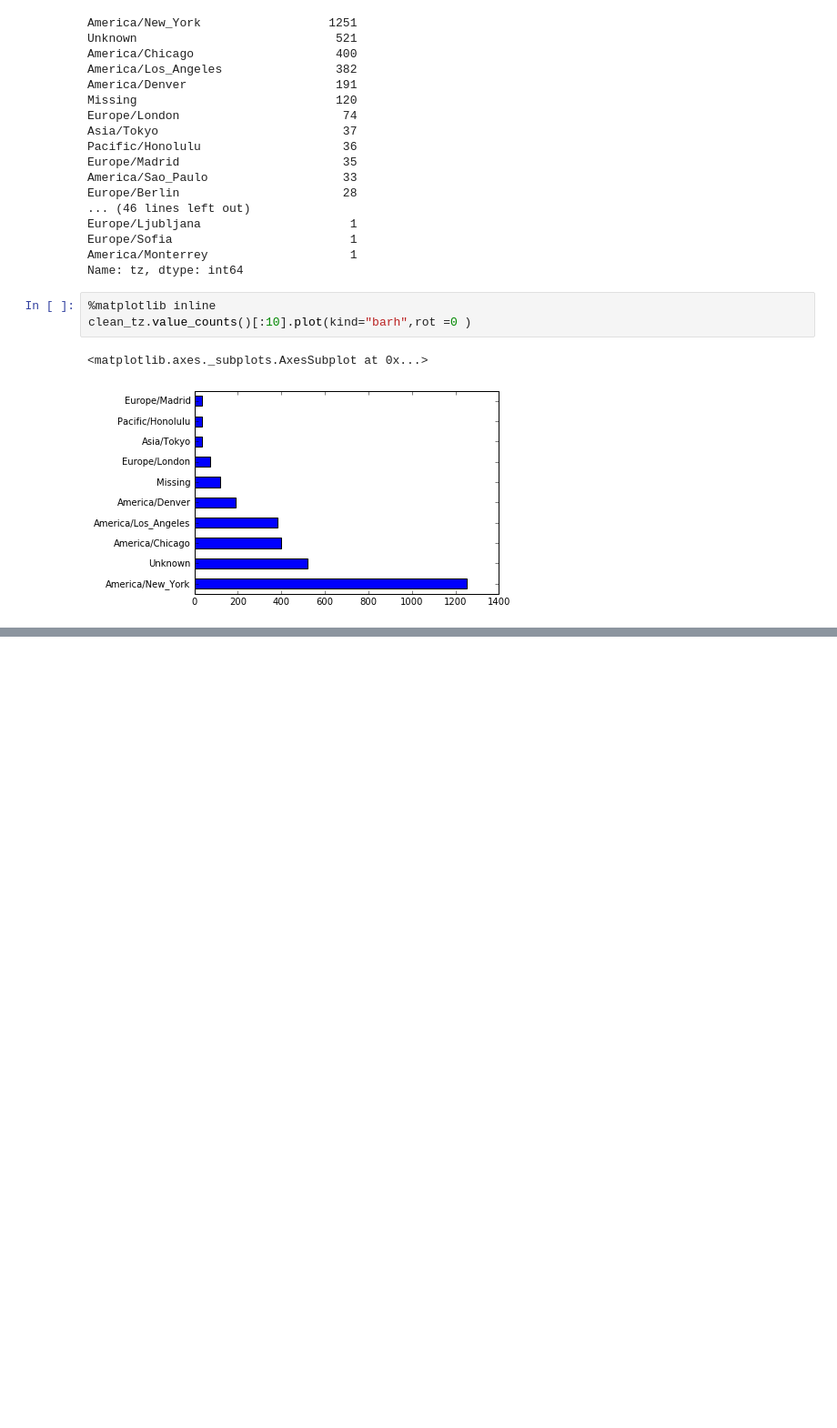
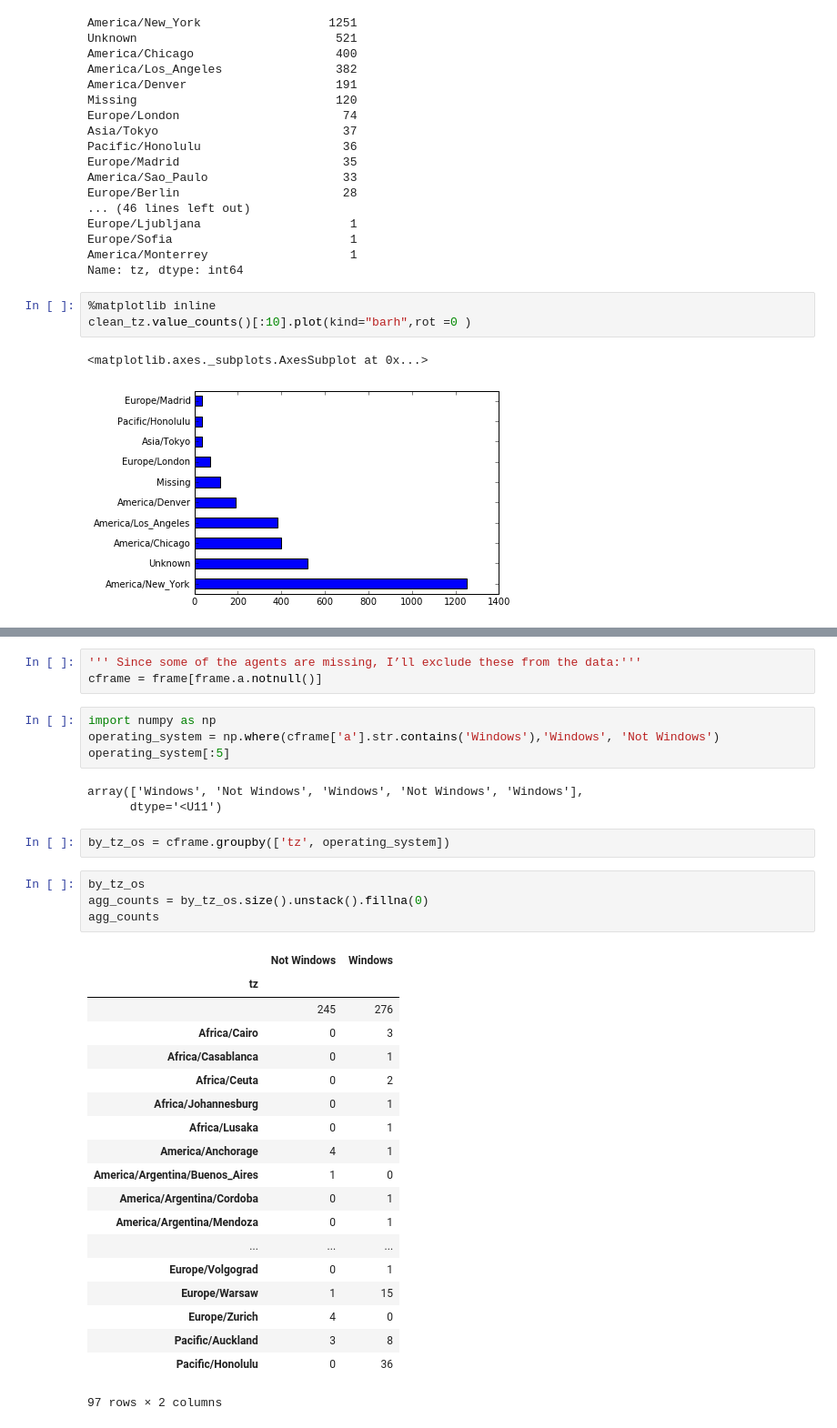
Before and after one commit to pramud/Learning-Data-Science, a Jupyter notebook: python/Python for Data Analysis.ipynb, the cells around one changed output, grey strips where cells are left out. Shown at 91% size. Drawn from its saved outputs; the diff is of its cells as text; blank space fills up the shorter version.

```diff
--- a/python/Python for Data Analysis.ipynb
+++ b/python/Python for Data Analysis.ipynb
@@ -193,0 +234,36 @@ clean_tz.value_counts()[:10].plot(kind="barh",rot =0 )
+# %%
+''' Since some of the agents are missing, I’ll exclude these from the data:'''
+cframe = frame[frame.a.notnull()]
+# %%
+import numpy as np
+operating_system = np.where(cframe['a'].str.contains('Windows'),'Windows', 'Not Windows')
+operating_system[:5]
+# %% [output]
+array(['Windows', 'Not Windows', 'Windows', 'Not Windows', 'Windows'],
+      dtype='<U11')
+# %%
+by_tz_os = cframe.groupby(['tz', operating_system])
+# %%
+by_tz_os
+agg_counts = by_tz_os.size().unstack().fillna(0)
+agg_counts
+# %% [output]
+|  | Not Windows | Windows |
+| tz |  |  |
+|  | 245 | 276 |
+| Africa/Cairo | 0 | 3 |
+| Africa/Casablanca | 0 | 1 |
+| Africa/Ceuta | 0 | 2 |
+| Africa/Johannesburg | 0 | 1 |
+| Africa/Lusaka | 0 | 1 |
+| America/Anchorage | 4 | 1 |
+| America/Argentina/Buenos_Aires | 1 | 0 |
+| America/Argentina/Cordoba | 0 | 1 |
+| America/Argentina/Mendoza | 0 | 1 |
+| ... | ... | ... |
+| Europe/Volgograd | 0 | 1 |
+| Europe/Warsaw | 1 | 15 |
+| Europe/Zurich | 4 | 0 |
+| Pacific/Auckland | 3 | 8 |
+| Pacific/Honolulu | 0 | 36 |
+97 rows × 2 columns
```
Also changed, not shown: parts of 6 cells of this notebook.
